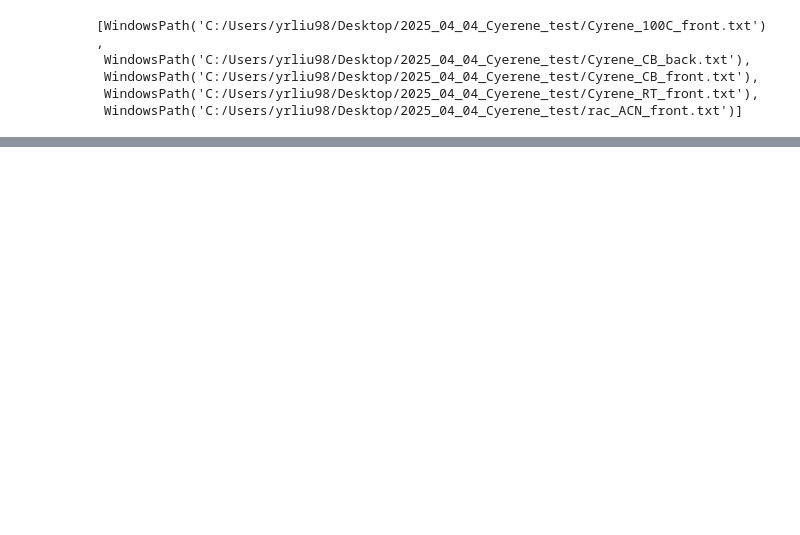
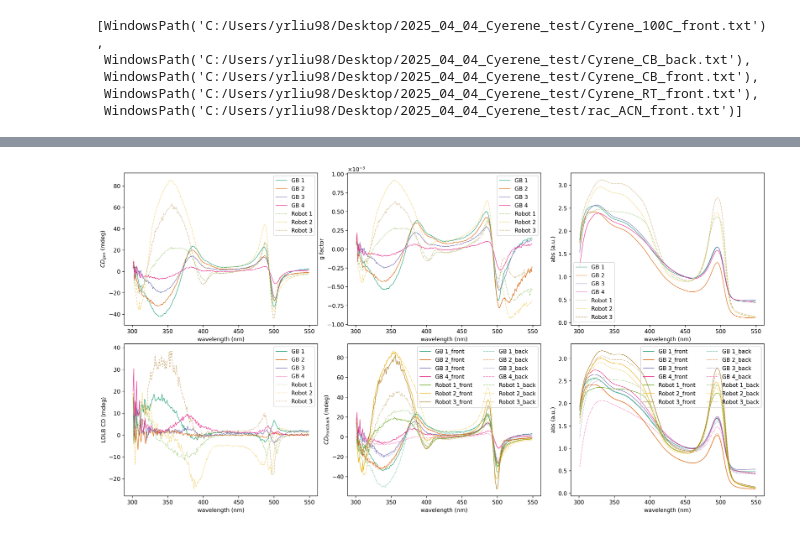
Before and after one commit to yyrliu/lbl-snipplets, a Jupyter notebook: cd-plot.ipynb, the cells around one changed output, grey strips where cells are left out. Drawn from its saved outputs; the diff is of its cells as text; code cells hidden in the pictures; blank space fills up the shorter version.

```diff
--- a/cd-plot.ipynb
+++ b/cd-plot.ipynb
@@ -61,0 +68,6 @@ fig.savefig(Path(data_dir, "ACN_CB_plot.jpg"))
+# %%
+data_dir = Path(r"G:\My Drive\CD\20250702_S_MeOMBAI")
+
+txt_files = sorted(list(Path(data_dir).glob('*.csv')))
+
+pprint(txt_files)
@@ -61,0 +128,94 @@ fig.savefig(Path(data_dir, "ACN_CB_plot.jpg"))
+# %%
+import matplotlib as mpl
+
+def get_label(_name):
+    name = _name.replace("CD_", "").replace("HT_", "").replace("abs_", "")
+
+    if name[-1] in ["1", "2", "3", "4"]:
+        name = f"GB {name[-1]}"
+
+    if name[-1] in ["5", "6", "7"]:
+        name = f"Robot {int(name[-1]) - 4}"
+
+    return name
+
+plt.rcParams["axes.prop_cycle"] = plt.cycler("color", plt.colormaps.get_cmap("Dark2").colors)
+
+# fig, ((ax_cd_gen, ax_ldlb), (ax_uv_vis, ax_g_factor), (ax_cd, ax_uv_vis_fb)) = plt.subplots(nrows=2, ncols=3, figsize=(17, 10), dpi=300, layout="tight")
+fig, ((ax_cd_gen, ax_g_factor, ax_uv_vis), (ax_ldlb, ax_cd, ax_uv_vis_fb)) = plt.subplots(nrows=2, ncols=3, figsize=(17, 9), dpi=300)
+
+for cd_col in [col for col in df.columns if col.startswith("gen_CD_")]:
+    df_to_plot = df[[cd_col]].dropna()
+    label = get_label(cd_col)
+    ax_cd_gen.plot(df_to_plot.index, df_to_plot[cd_col], label=label, lw=0.8, linestyle='-' if label.startswith("GB") else ':')
+
+ax_cd_gen.legend()
+ax_cd_gen.set_xlabel("wavelength (nm)")
+ax_cd_gen.set_ylabel("$CD_{gen}$ (mdeg)")
+
+for ldlb_col in [col for col in df.columns if col.startswith("ldlb_CD_")]:
+    df_to_plot = df[[ldlb_col]].dropna()
+    label = get_label(ldlb_col)
+    ax_ldlb.plot(df_to_plot.index, df_to_plot[ldlb_col], label=label, lw=0.8, linestyle='-' if label.startswith("GB") else ':')
+
+ax_ldlb.legend()
+ax_ldlb.set_xlabel("wavelength (nm)")
+ax_ldlb.set_ylabel("LDLB CD (mdeg)")
+
+for abs_col in [col for col in df.columns if col.startswith("abs_")]:
+    df_to_plot = df[[abs_col]].dropna()
+    label = get_label(abs_col)
+    ax_uv_vis.plot(df_to_plot.index, df_to_plot[abs_col], label=label, lw=0.8, linestyle='-' if label.startswith("GB") else ':')
+
+ax_uv_vis.legend()
+ax_uv_vis.set_xlabel("wavelength (nm)")
+ax_uv_vis.set_ylabel("abs (a.u.)")
+
+for g_factor_col in [col for col in df.columns if col.startswith("g_factor_")]:
+    df_to_plot = df[[g_factor_col]].dropna()
+    label = get_label(g_factor_col)
+    ax_g_factor.plot(df_to_plot.index, df_to_plot[g_factor_col], label=label, lw=0.8, linestyle='-' if label.startswith("GB") else ':')
+
+ax_g_factor.legend()
+ax_g_factor.set_xlabel("wavelength (nm)")
+ax_g_factor.set_ylabel("g factor")
+ax_g_factor.ticklabel_format(style='sci', axis='y', scilimits=(0,0), useMathText=True)
+
+for cd_col in sorted(common_cols):
+    front_df_to_plot = df[[f"front_CD_{cd_col}"]].dropna()
+    back_df_to_plot = df[[f"back_CD_{cd_col}"]].dropna()
+    label = get_label(cd_col)
+    front_line = ax_cd.plot(front_df_to_plot.index, front_df_to_plot[f"front_CD_{cd_col}"], label=f"{label}_front", lw=0.8, linestyle='-')
+    ax_cd.plot(back_df_to_plot.index, back_df_to_plot[f"back_CD_{cd_col}"], label=f"{label}_back", lw=0.8, linestyle=':', color=front_line[0].get_color())
+
+cd_handles, cd_labels = ax_cd.get_legend_handles_labels()
+order = sorted(range(len(labels)), key=lambda i: (i % 2 == 1))
+cd_legend = ax_cd.legend(ncols=2, handles=[cd_handles[idx] for idx in order], labels=[cd_labels[idx] for idx in order], framealpha=0)
+cd_legend.get_frame().set_alpha(None)
+cd_legend.get_frame().set_facecolor((1, 1, 1, 0.1))
+ax_cd.set_xlabel("wavelength (nm)")
+ax_cd.set_ylabel("$CD_{front/back}$ (mdeg)")
+
+for uv_vis_col in sorted(common_cols):
+    front_df_to_plot = df[[f"front_abs_{uv_vis_col}"]].dropna()
+    back_df_to_plot = df[[f"back_abs_{uv_vis_col}"]].dropna()
+    label = get_label(uv_vis_col)
+    front_line = ax_uv_vis_fb.plot(front_df_to_plot.index, front_df_to_plot[f"front_abs_{uv_vis_col}"], label=f"{label}_front", lw=0.8, linestyle='-')
+    ax_uv_vis_fb.plot(back_df_to_plot.index, back_df_to_plot[f"back_abs_{uv_vis_col}"], label=f"{label}_back", lw=0.8, linestyle=':', color=front_line[0].get_color())
+
+uv_vis_handles, uv_vis_labels = ax_uv_vis_fb.get_legend_handles_labels()
+order = sorted(range(len(uv_vis_labels)), key=lambda i: (i % 2== 1))
+uv_vis_legend = ax_uv_vis_fb.legend(ncols=2, handles=[uv_vis_handles[idx] for idx in order], labels=[uv_vis_labels[idx] for idx in order], framealpha=0)
+uv_vis_legend.get_frame().set_alpha(None)
+uv_vis_legend.get_frame().set_facecolor((1, 1, 1, 0.1))
+ax_uv_vis_fb.set_xlabel("wavelength (nm)")
+ax_uv_vis_fb.set_ylabel("abs (a.u.)")
+
+# for ax in [ax_cd, ax_uv_vis, ax_g_factor, ax_ldlb, ax_cd_gen, ax_uv_vis_fb]:
+    # ax.set_xlim(295, 555)
+
+fig.tight_layout(pad=1.0, w_pad=0.3, h_pad=0.3)
+
+fig.savefig(Path(data_dir, f"{data_dir.stem}.jpg"))
+# %% [output]
+[figure, added]
```
Also changed, not shown: parts of 4 cells of this notebook, 4 other files.
